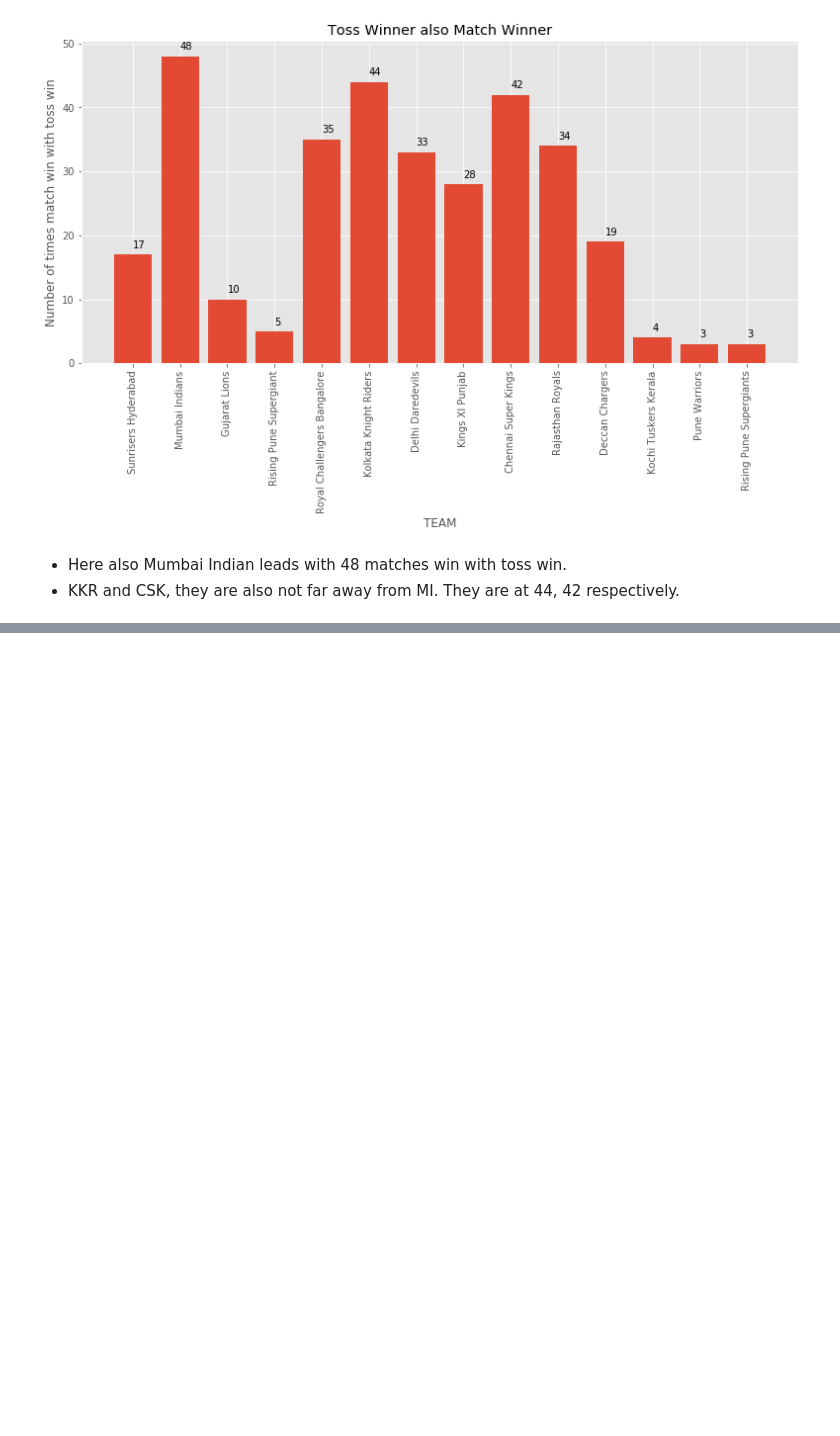
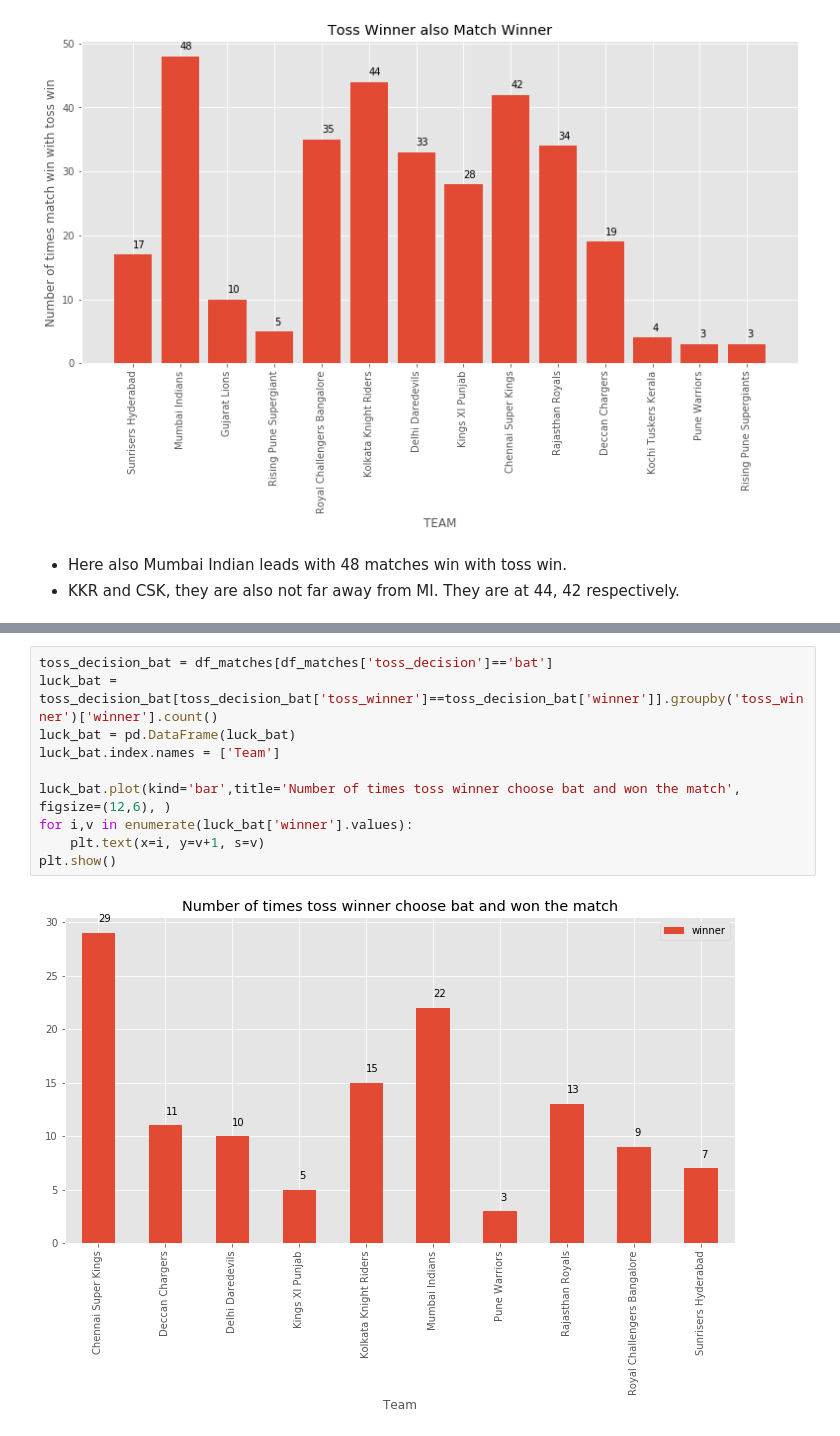
Before and after one commit to rahul-72/IPL_Dataset_Analysis, a Jupyter notebook: ipl.ipynb, the cells around one changed output, grey strips where cells are left out. Drawn from its saved outputs; the diff is of its cells as text; blank space fills up the shorter version.

```diff
--- a/ipl.ipynb
+++ b/ipl.ipynb
@@ -301,0 +307,12 @@ plt.show()
+# %%
+toss_decision_bat = df_matches[df_matches['toss_decision']=='bat']
+luck_bat = toss_decision_bat[toss_decision_bat['toss_winner']==toss_decision_bat['winner']].groupby('toss_winner')['winner'].count()
+luck_bat = pd.DataFrame(luck_bat)
+luck_bat.index.names = ['Team']
+
+luck_bat.plot(kind='bar',title='Number of times toss winner choose bat and won the match', figsize=(12,6), )
+for i,v in enumerate(luck_bat['winner'].values):
+    plt.text(x=i, y=v+1, s=v)
+plt.show()
+# %% [output]
+[figure, added]
```
Also changed, not shown: parts of 17 cells of this notebook.
